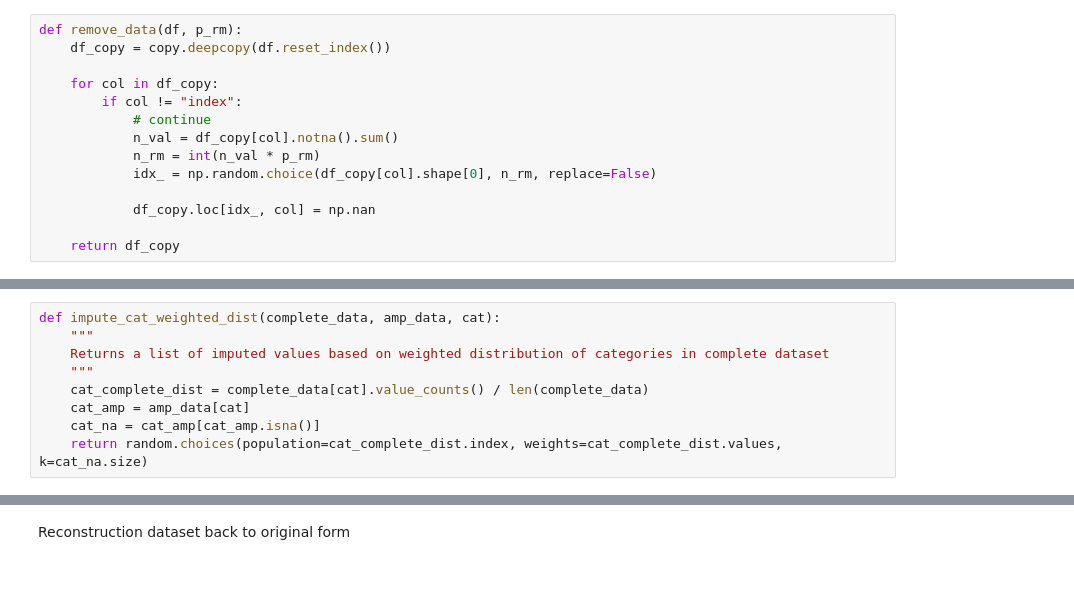
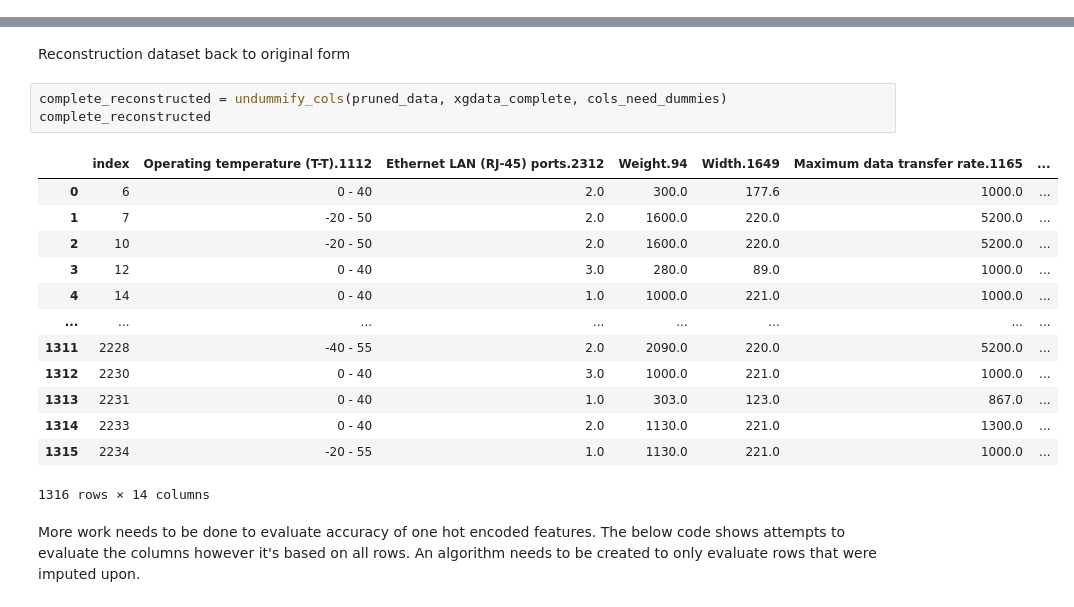
Before and after one commit to bigarabuza/StiboSystems, a Jupyter notebook: IceCat Full/analysis_ice_cat_full.ipynb, the cells around one changed output, grey strips where cells are left out. Drawn from its saved outputs; the diff is of its cells as text; blank space fills up the shorter version.

```diff
--- a/IceCat Full/analysis_ice_cat_full.ipynb
+++ b/IceCat Full/analysis_ice_cat_full.ipynb
@@ -255,14 +226,0 @@ The dataset is now ready for further analysis for imputation techniques
-# %%
-def remove_data(df, p_rm):
-    df_copy = copy.deepcopy(df.reset_index())
-
-    for col in df_copy:
-        if col != "index":
-            # continue
-            n_val = df_copy[col].notna().sum()
-            n_rm = int(n_val * p_rm)
-            idx_ = np.random.choice(df_copy[col].shape[0], n_rm, replace=False)
-
-            df_copy.loc[idx_, col] = np.nan
-
-    return df_copy
@@ -309,14 +236,5 @@ xgdata_mice_forest_amp[xgdata_mice_forest_amp.select_dtypes(["object"]).columns]
 # %% [markdown]
 Replace NAs within categorical columns with selections based on weighted distribution of values in complete dataset:
-# %%
-def impute_cat_weighted_dist(complete_data, amp_data, cat):
-    """
-    Returns a list of imputed values based on weighted distribution of categories in complete dataset
-    """
-    cat_complete_dist = complete_data[cat].value_counts() / len(complete_data)
-    cat_amp = amp_data[cat]
-    cat_na = cat_amp[cat_amp.isna()]
-    return random.choices(population=cat_complete_dist.index, weights=cat_complete_dist.values, k=cat_na.size)
 # %%
 cols_to_impute = ["Storage temperature (T-T).757", "Operating relative humidity (H-H).703","Operating temperature (T-T).1112"]
 
@@ -411,2 +303,21 @@ sum(1 for act, imp in zip(actual, imputed) if act == imp) / float(len(actual))
 # %% [markdown]
 Reconstruction dataset back to original form
+# %%
+complete_reconstructed = undummify_cols(pruned_data, xgdata_complete, cols_need_dummies)
+complete_reconstructed
+# %% [output]
+|  | index | Operating temperature (T-T).1112 | Ethernet LAN (RJ-45) ports.2312 | Weight.94 | Width.1649 | Maximum data transfer rate.1165 | ... |
+| 0 | 6 | 0 - 40 | 2.0 | 300.0 | 177.6 | 1000.0 | ... |
+| 1 | 7 | -20 - 50 | 2.0 | 1600.0 | 220.0 | 5200.0 | ... |
+| 2 | 10 | -20 - 50 | 2.0 | 1600.0 | 220.0 | 5200.0 | ... |
+| 3 | 12 | 0 - 40 | 3.0 | 280.0 | 89.0 | 1000.0 | ... |
+| 4 | 14 | 0 - 40 | 1.0 | 1000.0 | 221.0 | 1000.0 | ... |
+| ... | ... | ... | ... | ... | ... | ... | ... |
+| 1311 | 2228 | -40 - 55 | 2.0 | 2090.0 | 220.0 | 5200.0 | ... |
+| 1312 | 2230 | 0 - 40 | 3.0 | 1000.0 | 221.0 | 1000.0 | ... |
+| 1313 | 2231 | 0 - 40 | 1.0 | 303.0 | 123.0 | 867.0 | ... |
+| 1314 | 2233 | 0 - 40 | 2.0 | 1130.0 | 221.0 | 1300.0 | ... |
+| 1315 | 2234 | -20 - 55 | 1.0 | 1130.0 | 221.0 | 1000.0 | ... |
+1316 rows × 14 columns
+# %% [markdown]
+More work needs to be done to evaluate accuracy of one hot encoded features. The below code shows attempts to evaluate the columns however it's based on all rows. An algorithm needs to be created to only evaluate rows that were imputed upon.
```
Also changed, not shown: parts of 70 cells of this notebook, 1 other file.
